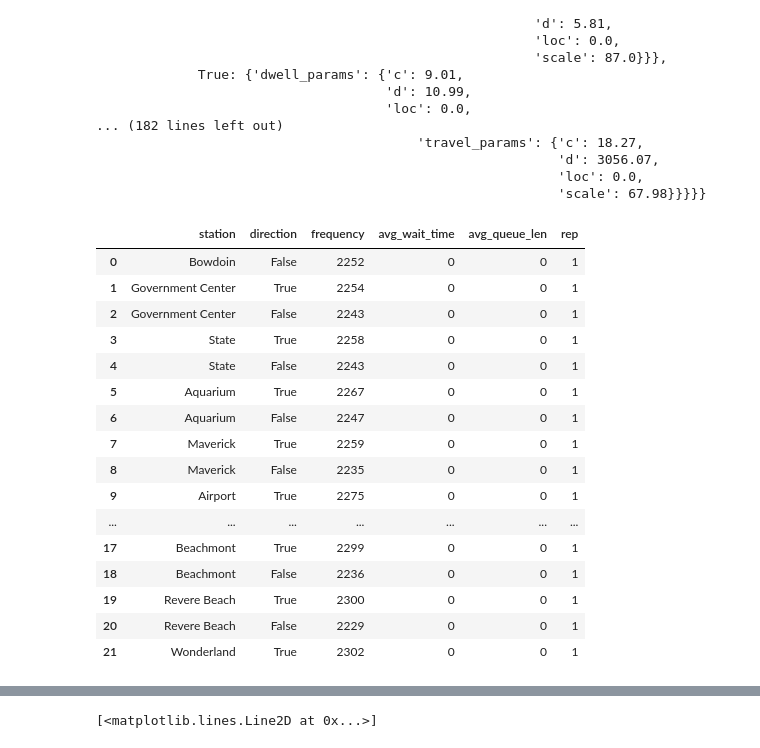
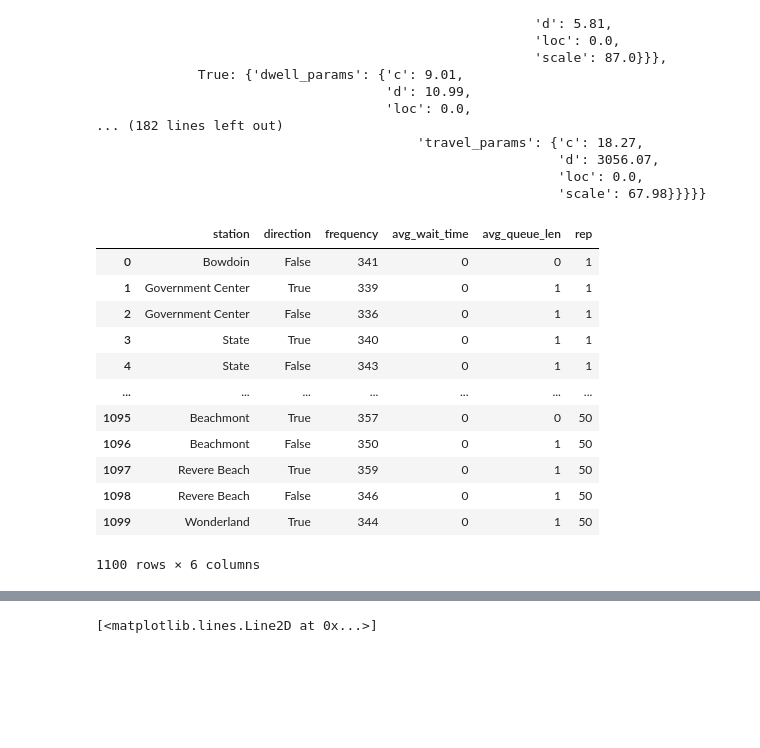
Before and after one commit to peppy-senpai/MBTA, a Jupyter notebook: code/blue_line_sim.ipynb, the cells around one changed output, grey strips where cells are left out. Drawn from its saved outputs; the diff is of its cells as text; code cells hidden in the pictures; blank space fills up the shorter version.

```diff
--- a/code/blue_line_sim.ipynb
+++ b/code/blue_line_sim.ipynb
@@ -201,24 +260,20 @@ class Sim:
 # %%
-blue_sim = Sim(network=blue_network, until=72000, distribution=scipy.stats.burr, dispatch=1, repetition=1, loop_time=2400)
+blue_sim = Sim(network=blue_network, until=72000, distribution=scipy.stats.burr, dispatch=6, repetition=2, loop_time=2400)
 blue_sim.run()
-df = blue_sim.df
+station_df = blue_sim.station_df
 # %%
-df
+station_df
 # %% [output]
 |  | station | direction | frequency | avg_wait_time | avg_queue_len | rep |
-| 0 | Bowdoin | False | 2252 | 0 | 0 | 1 |
-| 1 | Government Center | True | 2254 | 0 | 0 | 1 |
-| 2 | Government Center | False | 2243 | 0 | 0 | 1 |
-| 3 | State | True | 2258 | 0 | 0 | 1 |
-| 4 | State | False | 2243 | 0 | 0 | 1 |
-| 5 | Aquarium | True | 2267 | 0 | 0 | 1 |
-| 6 | Aquarium | False | 2247 | 0 | 0 | 1 |
-| 7 | Maverick | True | 2259 | 0 | 0 | 1 |
-| 8 | Maverick | False | 2235 | 0 | 0 | 1 |
-| 9 | Airport | True | 2275 | 0 | 0 | 1 |
+| 0 | Bowdoin | False | 341 | 0 | 0 | 1 |
+| 1 | Government Center | True | 339 | 0 | 1 | 1 |
+| 2 | Government Center | False | 336 | 0 | 1 | 1 |
+| 3 | State | True | 340 | 0 | 1 | 1 |
+| 4 | State | False | 343 | 0 | 1 | 1 |
 | ... | ... | ... | ... | ... | ... | ... |
-| 17 | Beachmont | True | 2299 | 0 | 0 | 1 |
-| 18 | Beachmont | False | 2236 | 0 | 0 | 1 |
-| 19 | Revere Beach | True | 2300 | 0 | 0 | 1 |
-| 20 | Revere Beach | False | 2229 | 0 | 0 | 1 |
-| 21 | Wonderland | True | 2302 | 0 | 0 | 1 |
+| 1095 | Beachmont | True | 357 | 0 | 0 | 50 |
+| 1096 | Beachmont | False | 350 | 0 | 1 | 50 |
+| 1097 | Revere Beach | True | 359 | 0 | 1 | 50 |
+| 1098 | Revere Beach | False | 346 | 0 | 1 | 50 |
+| 1099 | Wonderland | True | 344 | 0 | 1 | 50 |
+1100 rows × 6 columns
```
Also changed, not shown: parts of 10 cells of this notebook, 1 other file.
